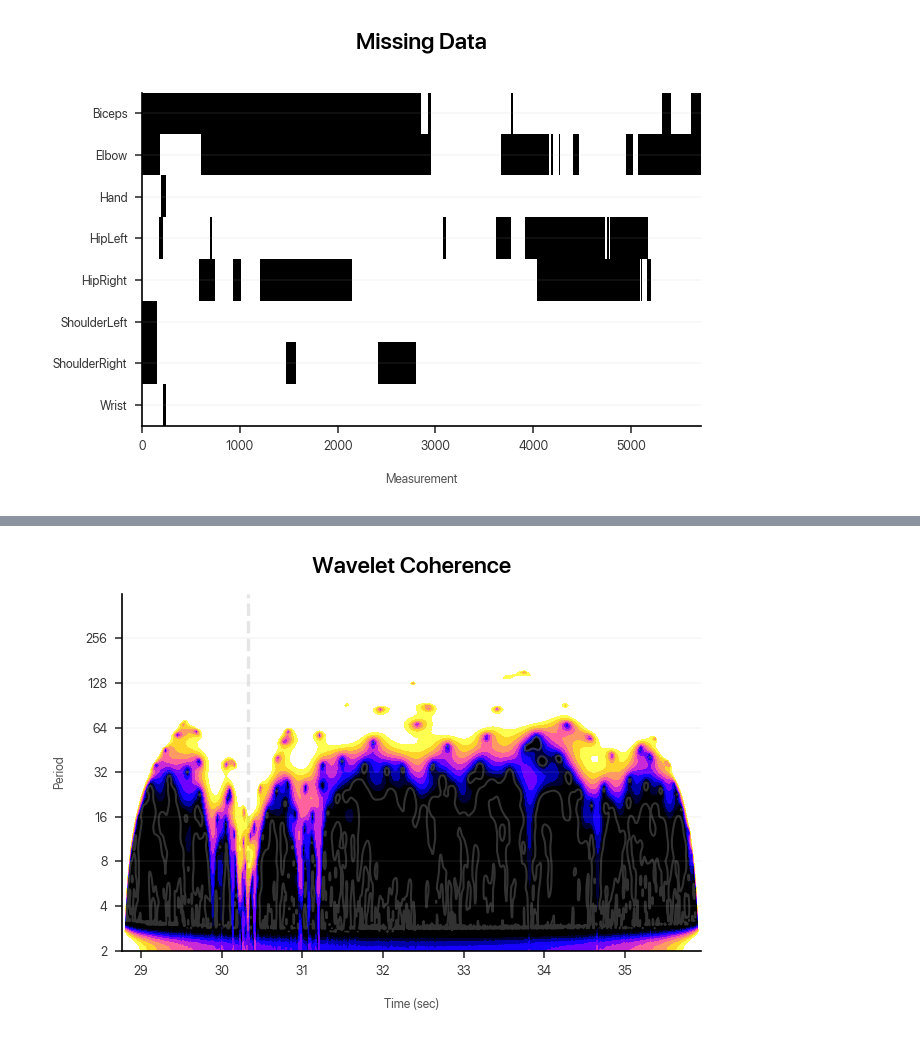
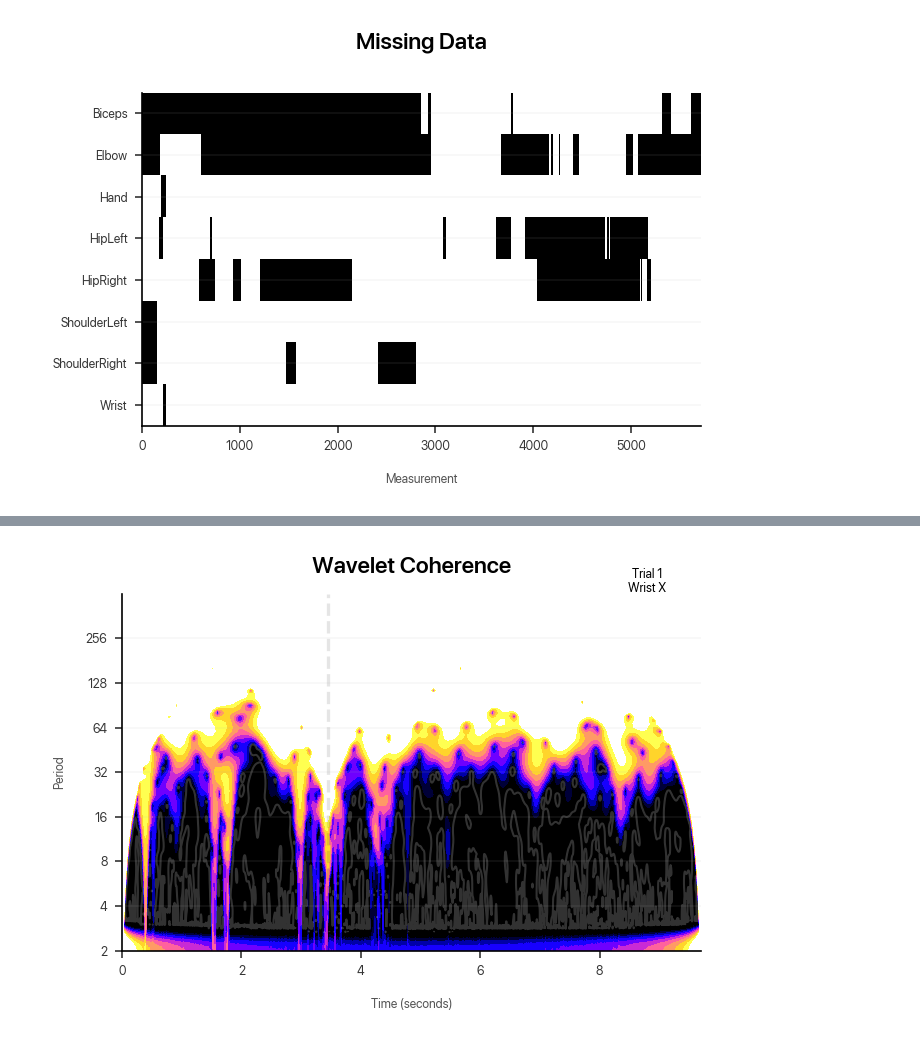
Before and after one commit to dlundgaard/dapup-mocap, a Jupyter notebook: analysis.ipynb, the cells around one changed output, grey strips where cells are left out. Cells and saved outputs as stored; diff of their text form; code cells hidden in the pictures.

Commit message:
cleaned up and added utility function for annotating metadata about plots

```diff
--- a/analysis.ipynb
+++ b/analysis.ipynb
@@ -63,10 +63,13 @@ class Session:
         dataset.insert(2, "Trial", ((dataset["Event"] == "Trial") & (dataset["Event"].fillna(0) != dataset["Event"].fillna(0).shift())).cumsum() + 1)
 
         trials = []
-        for (trial, subset), time_of_contact in zip(dataset.groupby("Trial"), self.events[self.events["Name"] == "Contact"]["Time"]):
+        for trial, subset in dataset.groupby("Trial"):
             participants = []
             for subject, subset in subset.groupby("Subject"):
                 marker_collection = []
+                time_of_contact = self.events[self.events["Name"] == "Contact"]["Time"].iloc[trial - 1] - subset["Time"].min()
+                subset["Frame"] -= subset["Frame"].min()
+                subset["Time"] -= subset["Time"].min()
                 for marker in self.markers:
                     pos_data = subset[["Frame", "Time", "Axis", marker]].pivot(index = ["Frame", "Time"], columns = ["Axis"], values = marker)
                     pos_data = pos_data[[dimension + "_Raw" for dimension in "XYZ"]] = pos_data.replace(0, np.nan)
@@ -109,6 +112,9 @@ assess_missing(trial = 3)
 # %%
 def mark_point_of_contact(trial):
     plt.axvline(data[trial].time_of_contact, color = "black", linestyle = "--", alpha = 0.1, zorder = -1)
+
+def annotate_metadata(trial, marker, axis = None):
+    plt.figtext(0.9, 0.9, f"Trial {trial}\n{marker}" + f" {axis if axis else ''}", ha = "center")
 # %%
 def plot_position(trial, marker, axis):
     plt.figure()
@@ -266,35 +274,36 @@ def plot_wavelet_coherence(trial, marker, axis):
         np.log2(power),
         np.log2(levels),
         cmap="gnuplot2",
         extend="both",
         zorder = -2
     )
     plt.contour(
         data[trial]["A"][marker]["Time"],
         np.log2(period),
         power / signif.reshape(-1, 1),
         [0.95],
         colors="white",
         linewidths=1,
         alpha = 0.2,
         extent=extent,
         zorder = -2
     )
 
     plt.title("Wavelet Coherence")
-    plt.xlabel("Time (sec)")
+    annotate_metadata(trial, marker, axis)
+    plt.xlabel("Time (seconds)")
     plt.ylabel("Period")
     ylim_min, ylim_max = (period.min(), 512)
     y_ticks = 2 ** np.arange(np.floor(np.log2(ylim_min)), np.ceil(np.log2(ylim_max)))
     # plt.yscale("log", base = 2)
     plt.ylim(np.log2([ylim_min, ylim_max]))
     plt.yticks(np.log2(y_ticks), y_ticks.astype(int))
 
     plt.tight_layout()
 
 plot_wavelet_coherence(1, "Wrist", "X")
 # %% [output]
-[figure, old version]
+[figure, new version]
 # %%
 def plot_cross_correlation(trial, marker, lags = np.arange(-600, 600 + 1, 10)):
     plt.figure()
```
Also changed, not shown: parts of 7 cells of this notebook.
